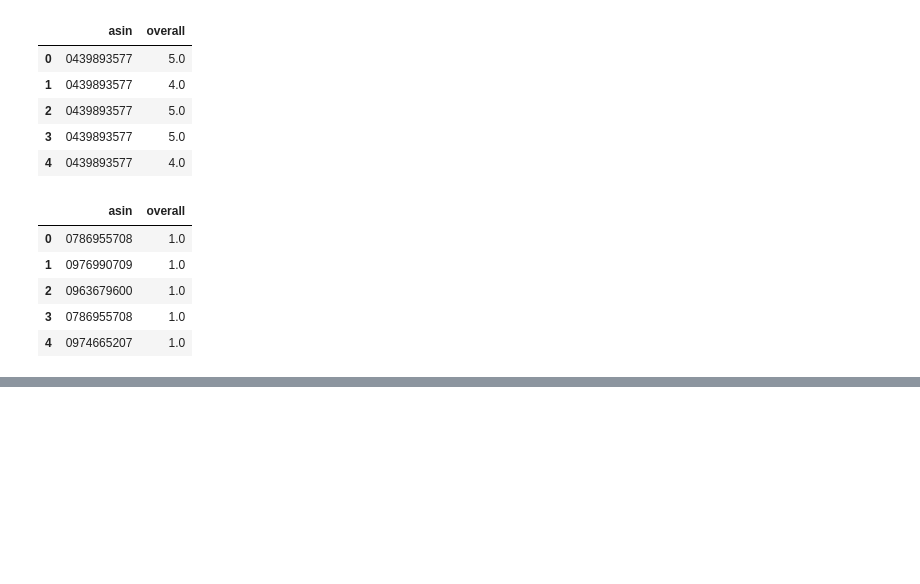
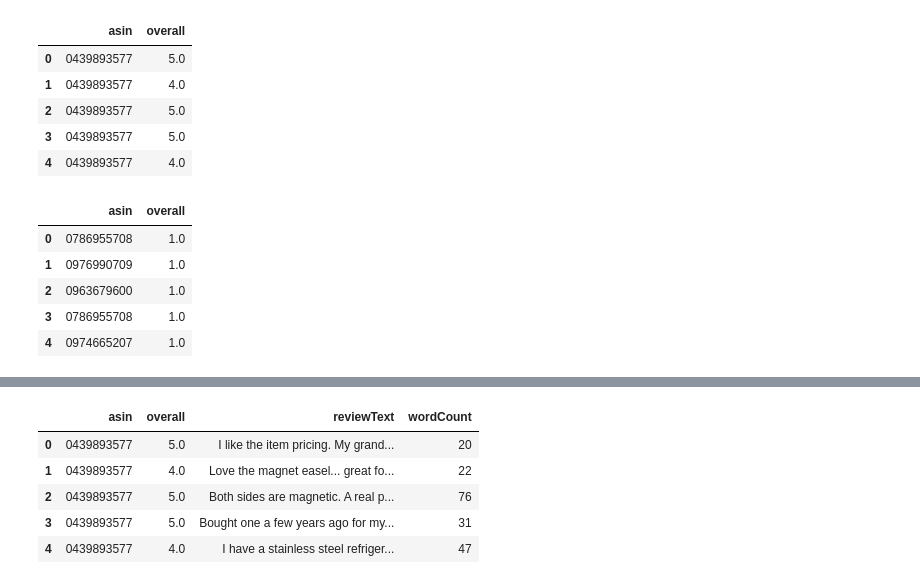
Before and after one commit to nedaresa/spark-intro, a Jupyter notebook: spark.ipynb, the cells around one changed output, grey strips where cells are left out. Saved outputs shown, nothing was run; the diff lists cells and outputs as text; code cells hidden in the pictures; blank space fills up the shorter version.

```diff
--- a/spark.ipynb
+++ b/spark.ipynb
@@ -126,0 +186,16 @@ counts = reviews_df.agg(F.countDistinct('overall'))
+# %%
+query = """
+SELECT asin, overall, reviewText, word_count(reviewText) AS wordCount
+FROM reviews
+"""
+# %%
+counts_df = spark.sql(query)
+# %%
+show(counts_df)
+# %% [output]
+|  | asin | overall | reviewText | wordCount |
+| 0 | 0439893577 | 5.0 | I like the item pricing. My grand... | 20 |
+| 1 | 0439893577 | 4.0 | Love the magnet easel... great fo... | 22 |
+| 2 | 0439893577 | 5.0 | Both sides are magnetic. A real p... | 76 |
+| 3 | 0439893577 | 5.0 | Bought one a few years ago for my... | 31 |
+| 4 | 0439893577 | 4.0 | I have a stainless steel refriger... | 47 |
```
Also changed, not shown: parts of 24 cells of this notebook.
